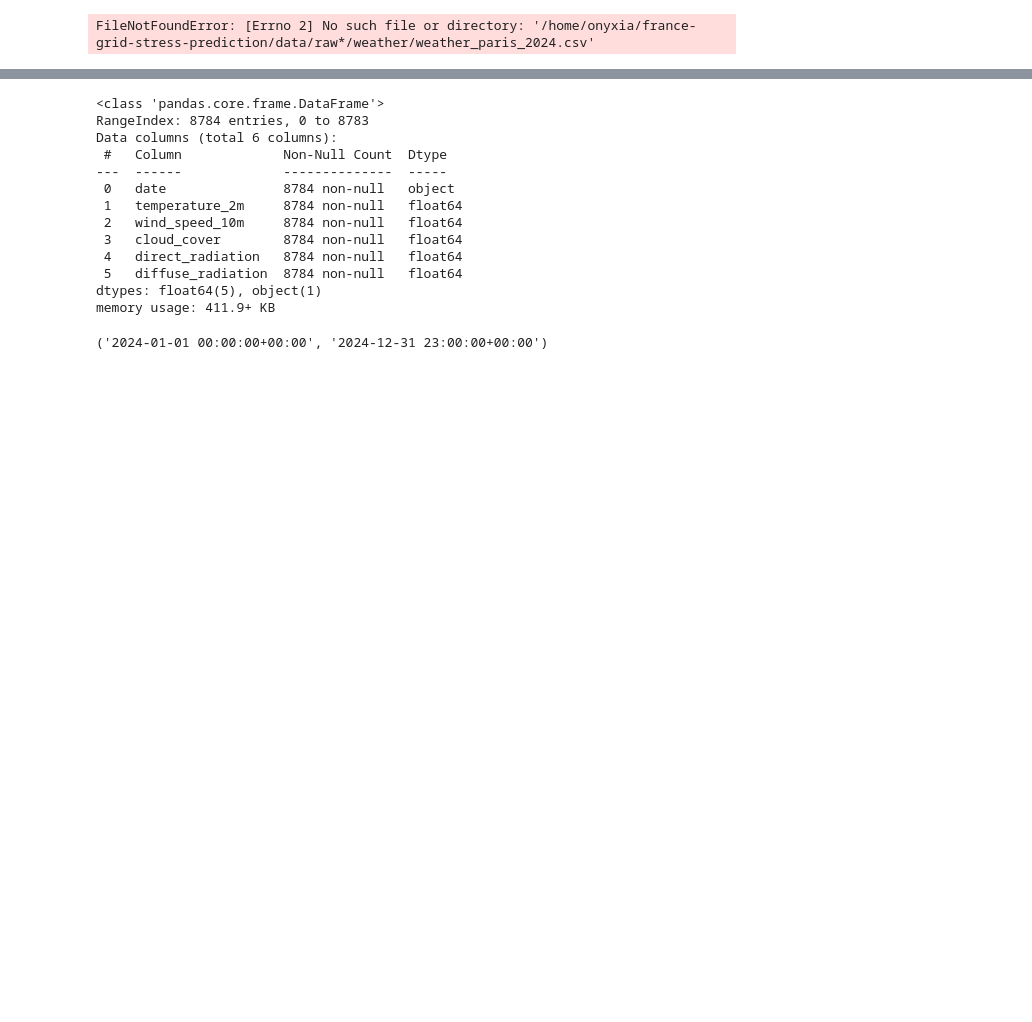
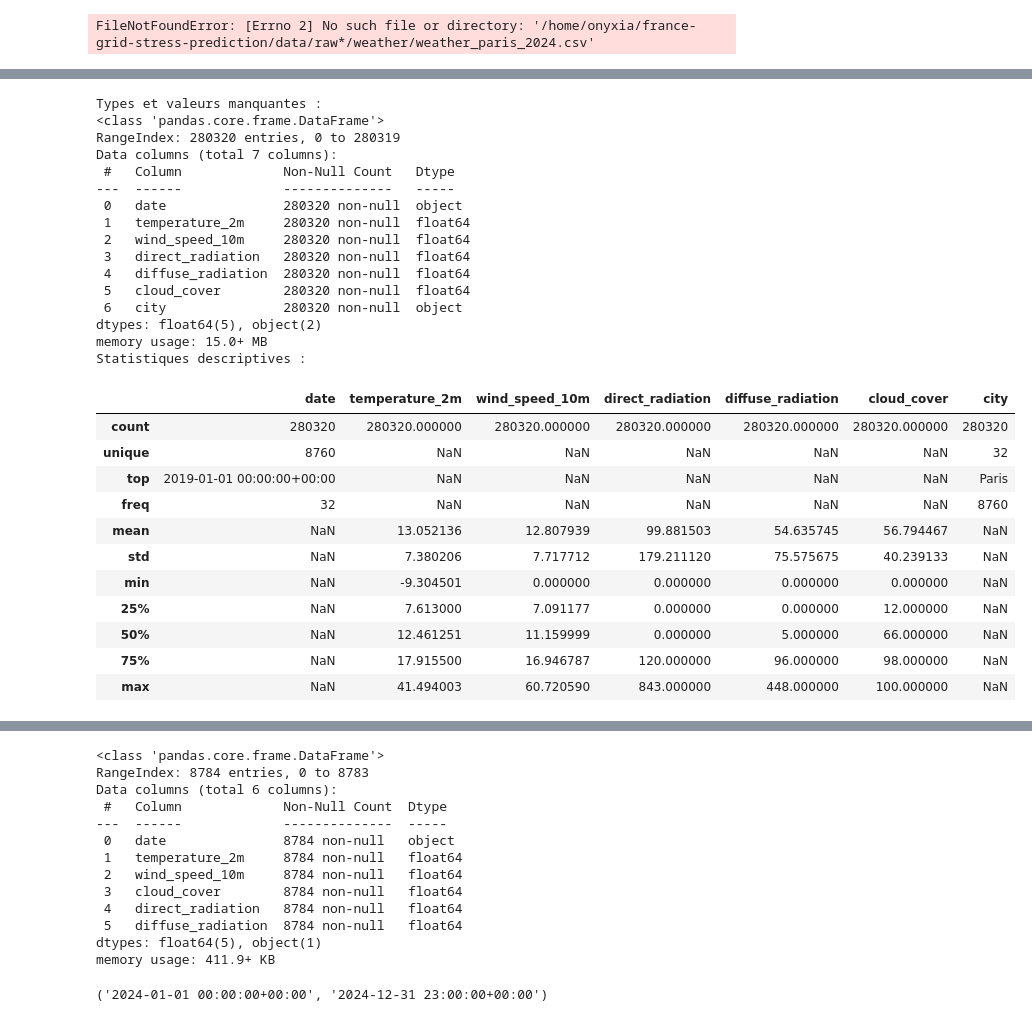
Before and after one commit to quentinbenchetrit/france-grid-stress-prediction, a Jupyter notebook: notebooks/01_exploration.ipynb, the cells around one changed output, grey strips where cells are left out. Drawn from its saved outputs; the diff is of its cells as text; code cells hidden in the pictures; blank space fills up the shorter version.

```diff
--- a/notebooks/01_exploration.ipynb
+++ b/notebooks/01_exploration.ipynb
@@ -6,3 +6,55 @@ weather=pd.read_csv('/home/onyxia/france-grid-stress-prediction/data/raw*/weathe
 weather.head()
 # %% [output]
 FileNotFoundError: [Errno 2] No such file or directory: '/home/onyxia/france-grid-stress-prediction/data/raw*/weather/weather_paris_2024.csv'
+# %%
+import pandas as pd
+from pathlib import Path
+
+# Définition des chemins vers les fichiers bruts/interim spécifiques pour exploration
+# Note : On utilise les chemins absolus fournis pour être sûr de pointer sur les bons fichiers
+path_conso_2019 = Path("/home/onyxia/work/france-grid-stress-prediction/data/interim/consommation/consommation_2019_long.csv")
+path_weather_2019 = Path("/home/onyxia/work/france-grid-stress-prediction/data/raw/weather/weather_32_cities_2019.csv")
+
+print(f"--- Exploration Préliminaire : Consommation 2019 ---")
+if path_conso_2019.exists():
+    # Lecture
+    df_conso_raw = pd.read_csv(path_conso_2019)
+
+    # Affichage des premières lignes et des infos types
+    print(f"Fichier : {path_conso_2019.name}")
+    print(f"Dimensions : {df_conso_raw.shape}")
+    display(df_conso_raw.head())
+    print("Types et valeurs manquantes :")
+    df_conso_raw.info()
+
+    # Statistiques descriptives rapides
+    print("Statistiques descriptives :")
+    display(df_conso_raw.describe(include='all'))
+else:
+    print(f"⚠️ Fichier non trouvé : {path_conso_2019}")
+
+print("\n" + "="*50 + "\n")
+
+print(f"--- Exploration Préliminaire : Météo 2019 (32 villes) ---")
+if path_weather_2019.exists():
+    # Lecture
+    df_weather_raw = pd.read_csv(path_weather_2019)
+
+    # Affichage
+    print(f"Fichier : {path_weather_2019.name}")
+    print(f"Dimensions : {df_weather_raw.shape}")
+    display(df_weather_raw.head())
+    print("Types et valeurs manquantes :")
+    df_weather_raw.info()
+
+    # Statistiques descriptives
+    print("Statistiques descriptives :")
+    display(df_weather_raw.describe(include='all'))
+
+    # Petit check rapide sur les villes présentes si la colonne existe
+    if 'city' in df_weather_raw.columns:
+        print("\nVilles présentes dans le dataset :")
+        print(df_weather_raw['city'].unique())
+else:
+    print(f"⚠️ Fichier non trouvé : {path_weather_2019}")
+# %% [output]
@@ -8,0 +108,28 @@ FileNotFoundError: [Errno 2] No such file or directory: '/home/onyxia/france-gri
+Types et valeurs manquantes :
+<class 'pandas.core.frame.DataFrame'>
+RangeIndex: 280320 entries, 0 to 280319
+Data columns (total 7 columns):
+ #   Column             Non-Null Count   Dtype
+---  ------             --------------   -----
+ 0   date               280320 non-null  object
+ 1   temperature_2m     280320 non-null  float64
+ 2   wind_speed_10m     280320 non-null  float64
+ 3   direct_radiation   280320 non-null  float64
+ 4   diffuse_radiation  280320 non-null  float64
+ 5   cloud_cover        280320 non-null  float64
+ 6   city               280320 non-null  object
+dtypes: float64(5), object(2)
+memory usage: 15.0+ MB
+Statistiques descriptives :
+|  | date | temperature_2m | wind_speed_10m | direct_radiation | diffuse_radiation | cloud_cover | city |
+| count | 280320 | 280320.000000 | 280320.000000 | 280320.000000 | 280320.000000 | 280320.000000 | 280320 |
+| unique | 8760 | NaN | NaN | NaN | NaN | NaN | 32 |
+| top | 2019-01-01 00:00:00+00:00 | NaN | NaN | NaN | NaN | NaN | Paris |
+| freq | 32 | NaN | NaN | NaN | NaN | NaN | 8760 |
+| mean | NaN | 13.052136 | 12.807939 | 99.881503 | 54.635745 | 56.794467 | NaN |
+| std | NaN | 7.380206 | 7.717712 | 179.211120 | 75.575675 | 40.239133 | NaN |
+| min | NaN | -9.304501 | 0.000000 | 0.000000 | 0.000000 | 0.000000 | NaN |
+| 25% | NaN | 7.613000 | 7.091177 | 0.000000 | 0.000000 | 12.000000 | NaN |
+| 50% | NaN | 12.461251 | 11.159999 | 0.000000 | 5.000000 | 66.000000 | NaN |
+| 75% | NaN | 17.915500 | 16.946787 | 120.000000 | 96.000000 | 98.000000 | NaN |
+| max | NaN | 41.494003 | 60.720590 | 843.000000 | 448.000000 | 100.000000 | NaN |
```
Also changed, not shown: parts of 1 cell of this notebook, 3 other files.
